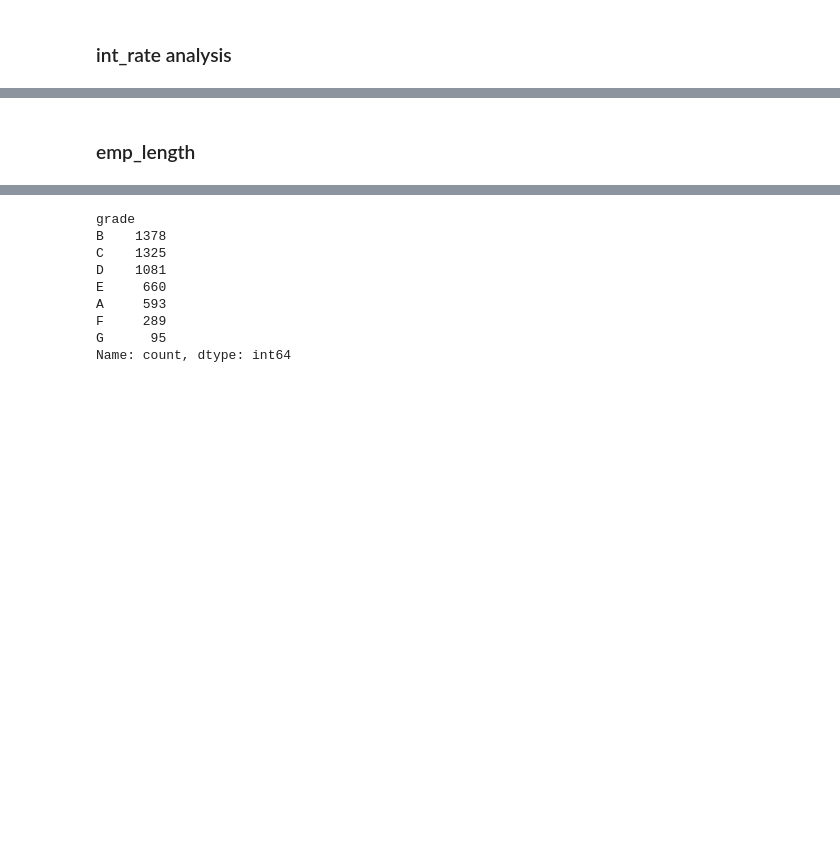
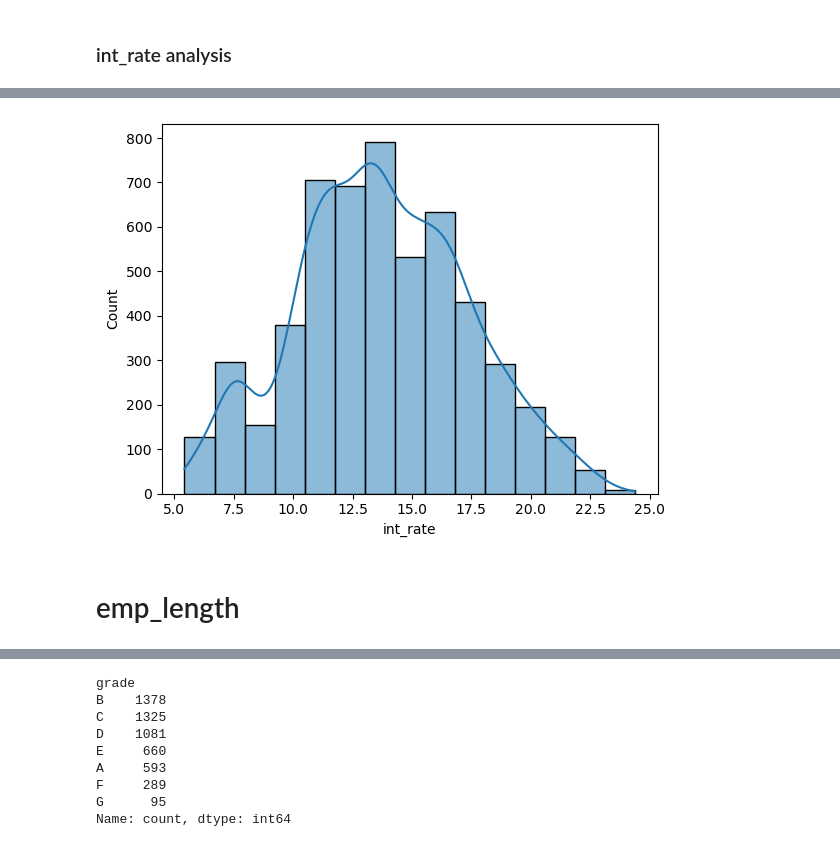
Before and after one commit to vinoth-commits/Lending-Club-Case-Study, a Jupyter notebook: Group_Facilitator_Name.ipynb, the cells around one changed output, grey strips where cells are left out. Saved outputs shown, nothing was run; the diff lists cells and outputs as text; code cells hidden in the pictures; blank space fills up the shorter version.

```diff
--- a/Group_Facilitator_Name.ipynb
+++ b/Group_Facilitator_Name.ipynb
@@ -443,2 +449,7 @@ plt.show()
+# %%
+sns.histplot(charged_off, x = 'int_rate', bins=15, kde=True);
+plt.show()
+# %% [output]
+[figure, added]
 # %% [markdown]
-### emp_length
+# emp_length
```
Also changed, not shown: parts of 20 cells of this notebook.
